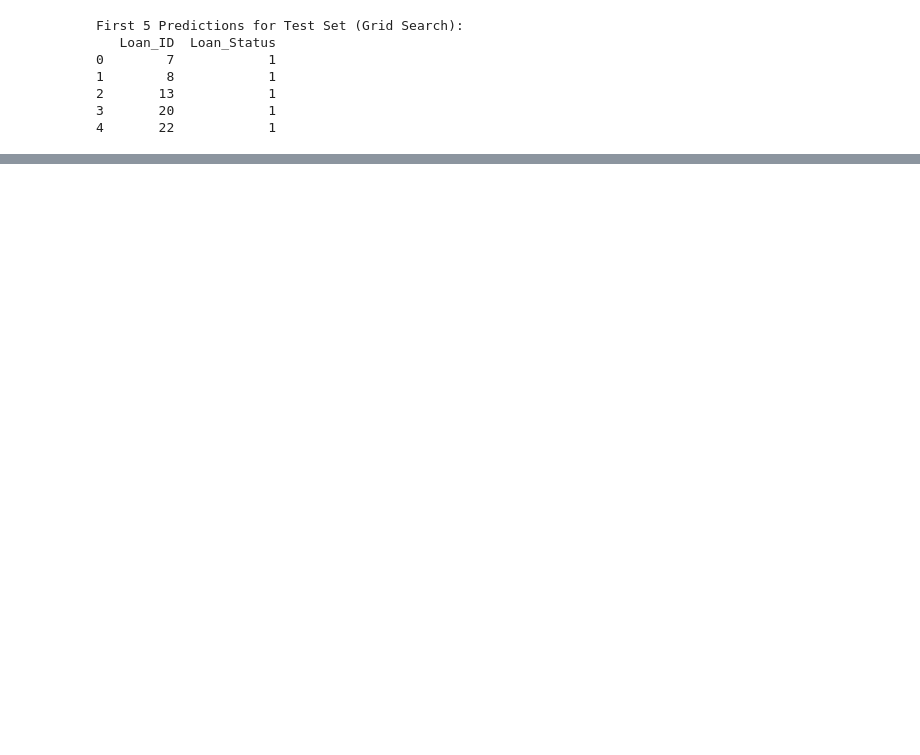
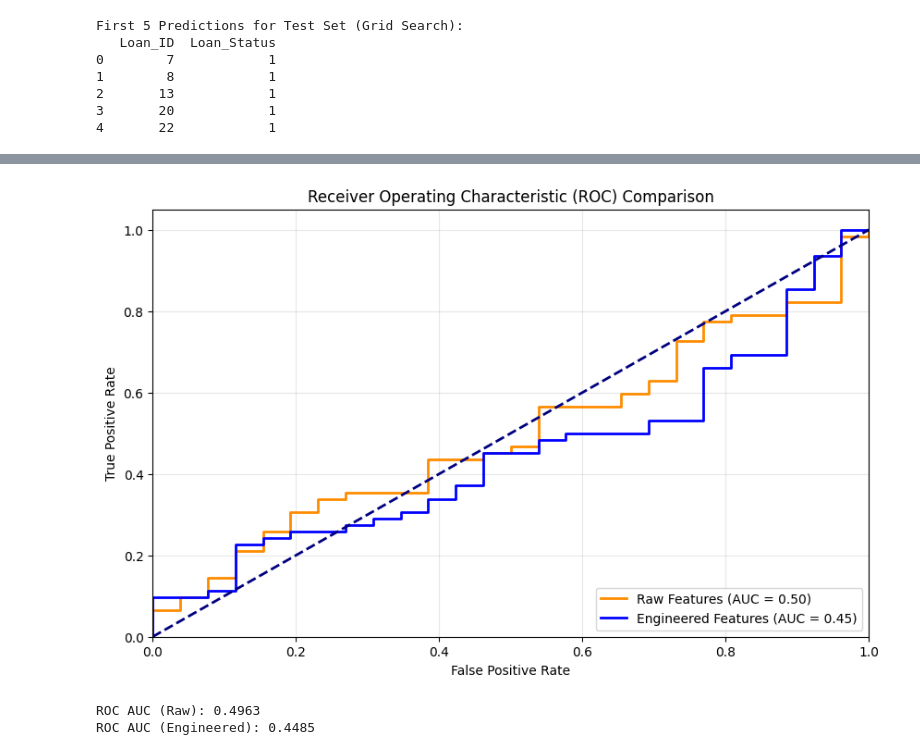
Before and after one commit to anmolS-1104/SML, a Jupyter notebook: SML /Exp 8/part2.ipynb, the cells around one changed output, grey strips where cells are left out. Drawn from its saved outputs; the diff is of its cells as text; code cells hidden in the pictures; blank space fills up the shorter version.

```diff
--- a/SML /Exp 8/part2.ipynb
+++ b/SML /Exp 8/part2.ipynb
@@ -334,0 +286,33 @@ IntCastingNaNError: Cannot convert non-finite values (NA or inf) to integer.Repl
+# %%
+from sklearn.metrics import roc_curve, auc, roc_auc_score
+import matplotlib.pyplot as plt
+y_score_raw = classifier.decision_function(x_val)
+y_score_fe = classifier_fe.decision_function(X_val_fe)
+
+# 2. Calculate ROC and AUC
+fpr_raw, tpr_raw, _ = roc_curve(y_val, y_score_raw)
+roc_auc_raw = auc(fpr_raw, tpr_raw)
+
+fpr_fe, tpr_fe, _ = roc_curve(y_val_fe, y_score_fe)
+roc_auc_fe = auc(fpr_fe, tpr_fe)
+
+# 3. Plotting ROC Curves
+plt.figure(figsize=(10, 6))
+plt.plot(fpr_raw, tpr_raw, color='darkorange', lw=2, label=f'Raw Features (AUC = {roc_auc_raw:.2f})')
+plt.plot(fpr_fe, tpr_fe, color='blue', lw=2, label=f'Engineered Features (AUC = {roc_auc_fe:.2f})')
+plt.plot([0, 1], [0, 1], color='navy', lw=2, linestyle='--')
+plt.xlim([0.0, 1.0])
+plt.ylim([0.0, 1.05])
+plt.xlabel('False Positive Rate')
+plt.ylabel('True Positive Rate')
+plt.title('Receiver Operating Characteristic (ROC) Comparison')
+plt.legend(loc="lower right")
+plt.grid(alpha=0.3)
+plt.show()
+
+print(f"ROC AUC (Raw): {roc_auc_raw:.4f}")
+print(f"ROC AUC (Engineered): {roc_auc_fe:.4f}")
+# %% [output]
+[figure, added]
+ROC AUC (Raw): 0.4963
+ROC AUC (Engineered): 0.4485
```
Also changed, not shown: parts of 3 cells of this notebook.
